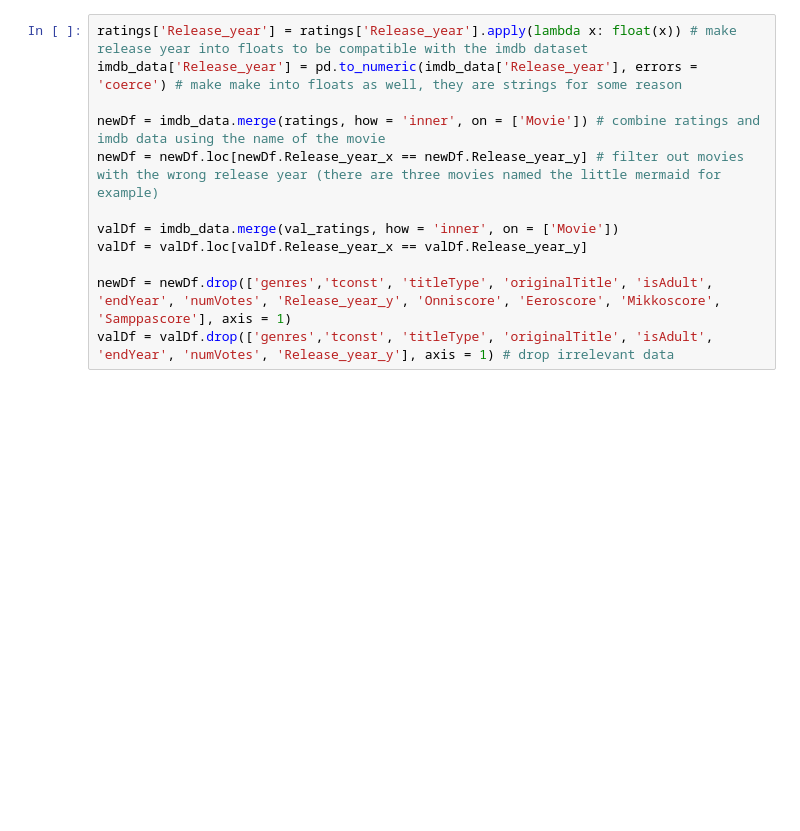
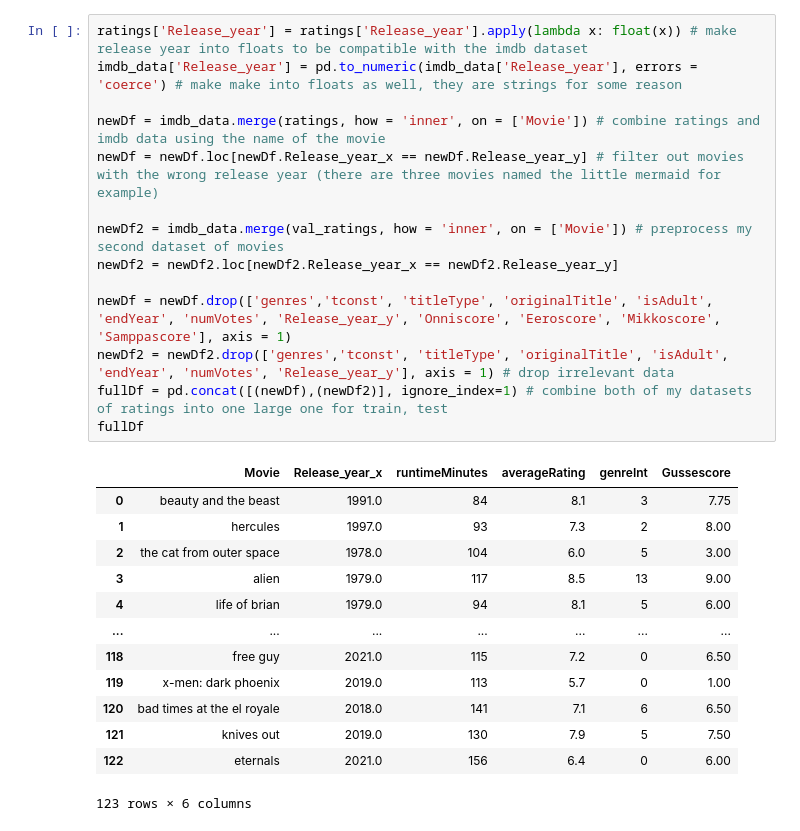
Before and after one commit to Gusse1/Movie-recommendator, a Jupyter notebook: MLProject.ipynb, the cells around one changed output. Cells and saved outputs as stored; diff of their text form; blank space fills up the shorter version.

```diff
--- a/MLProject.ipynb
+++ b/MLProject.ipynb
@@ -30,12 +30,28 @@ imdb_data['genreInt'] = imdb_data.genres.cat.codes # add a column with the genre
 # %%
 ratings['Release_year'] = ratings['Release_year'].apply(lambda x: float(x)) # make release year into floats to be compatible with the imdb dataset
 imdb_data['Release_year'] = pd.to_numeric(imdb_data['Release_year'], errors = 'coerce') # make make into floats as well, they are strings for some reason
 
 newDf = imdb_data.merge(ratings, how = 'inner', on = ['Movie']) # combine ratings and imdb data using the name of the movie
 newDf = newDf.loc[newDf.Release_year_x == newDf.Release_year_y] # filter out movies with the wrong release year (there are three movies named the little mermaid for example)
 
-valDf = imdb_data.merge(val_ratings, how = 'inner', on = ['Movie'])
-valDf = valDf.loc[valDf.Release_year_x == valDf.Release_year_y]
+newDf2 = imdb_data.merge(val_ratings, how = 'inner', on = ['Movie']) # preprocess my second dataset of movies
+newDf2 = newDf2.loc[newDf2.Release_year_x == newDf2.Release_year_y]
 
 newDf = newDf.drop(['genres','tconst', 'titleType', 'originalTitle', 'isAdult', 'endYear', 'numVotes', 'Release_year_y', 'Onniscore', 'Eeroscore', 'Mikkoscore', 'Samppascore'], axis = 1)
-valDf = valDf.drop(['genres','tconst', 'titleType', 'originalTitle', 'isAdult', 'endYear', 'numVotes', 'Release_year_y'], axis = 1) # drop irrelevant data
+newDf2 = newDf2.drop(['genres','tconst', 'titleType', 'originalTitle', 'isAdult', 'endYear', 'numVotes', 'Release_year_y'], axis = 1) # drop irrelevant data
+fullDf = pd.concat([(newDf),(newDf2)], ignore_index=1) # combine both of my datasets of ratings into one large one for train, test
+fullDf
+# %% [output]
+|  | Movie | Release_year_x | runtimeMinutes | averageRating | genreInt | Gussescore |
+| 0 | beauty and the beast | 1991.0 | 84 | 8.1 | 3 | 7.75 |
+| 1 | hercules | 1997.0 | 93 | 7.3 | 2 | 8.00 |
+| 2 | the cat from outer space | 1978.0 | 104 | 6.0 | 5 | 3.00 |
+| 3 | alien | 1979.0 | 117 | 8.5 | 13 | 9.00 |
+| 4 | life of brian | 1979.0 | 94 | 8.1 | 5 | 6.00 |
+| ... | ... | ... | ... | ... | ... | ... |
+| 118 | free guy | 2021.0 | 115 | 7.2 | 0 | 6.50 |
+| 119 | x-men: dark phoenix | 2019.0 | 113 | 5.7 | 0 | 1.00 |
+| 120 | bad times at the el royale | 2018.0 | 141 | 7.1 | 6 | 6.50 |
+| 121 | knives out | 2019.0 | 130 | 7.9 | 5 | 7.50 |
+| 122 | eternals | 2021.0 | 156 | 6.4 | 0 | 6.00 |
+123 rows × 6 columns
```
Also changed, not shown: parts of 6 cells of this notebook.
